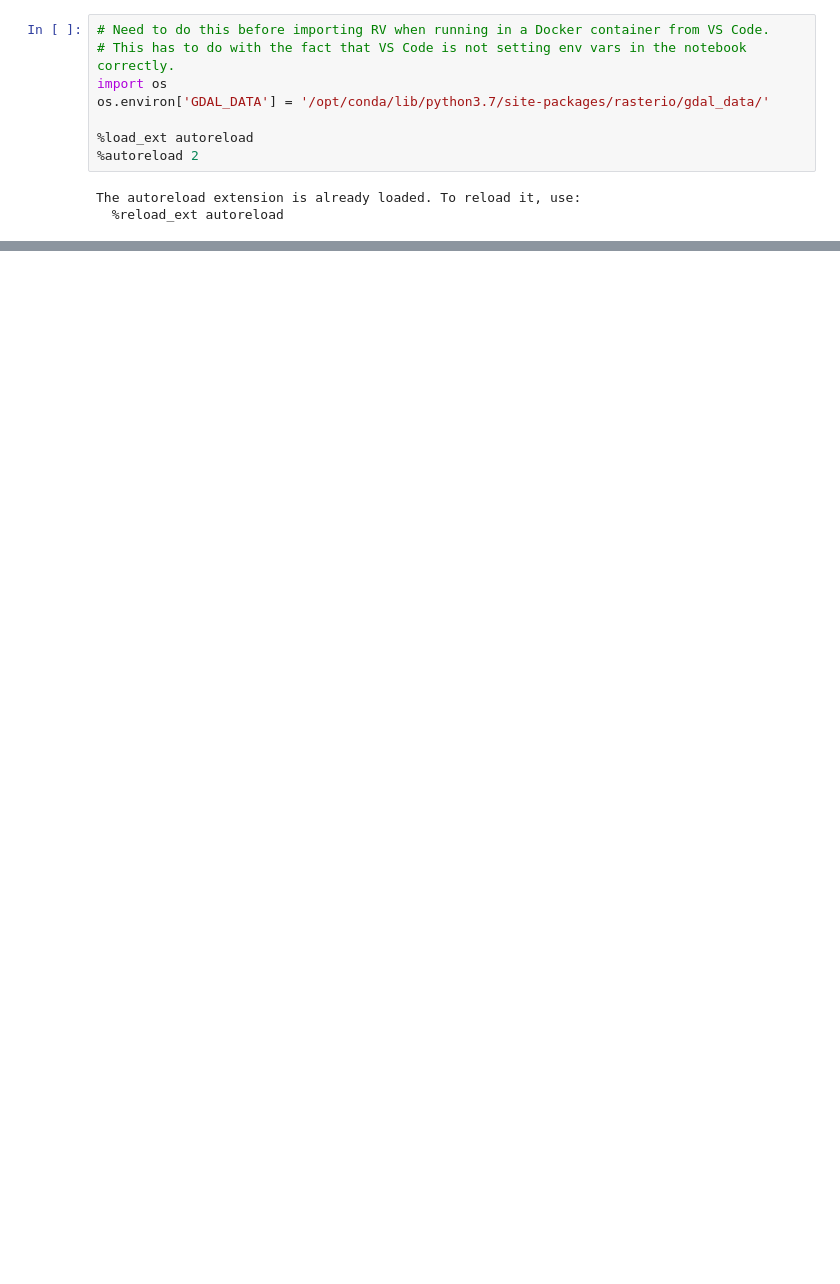
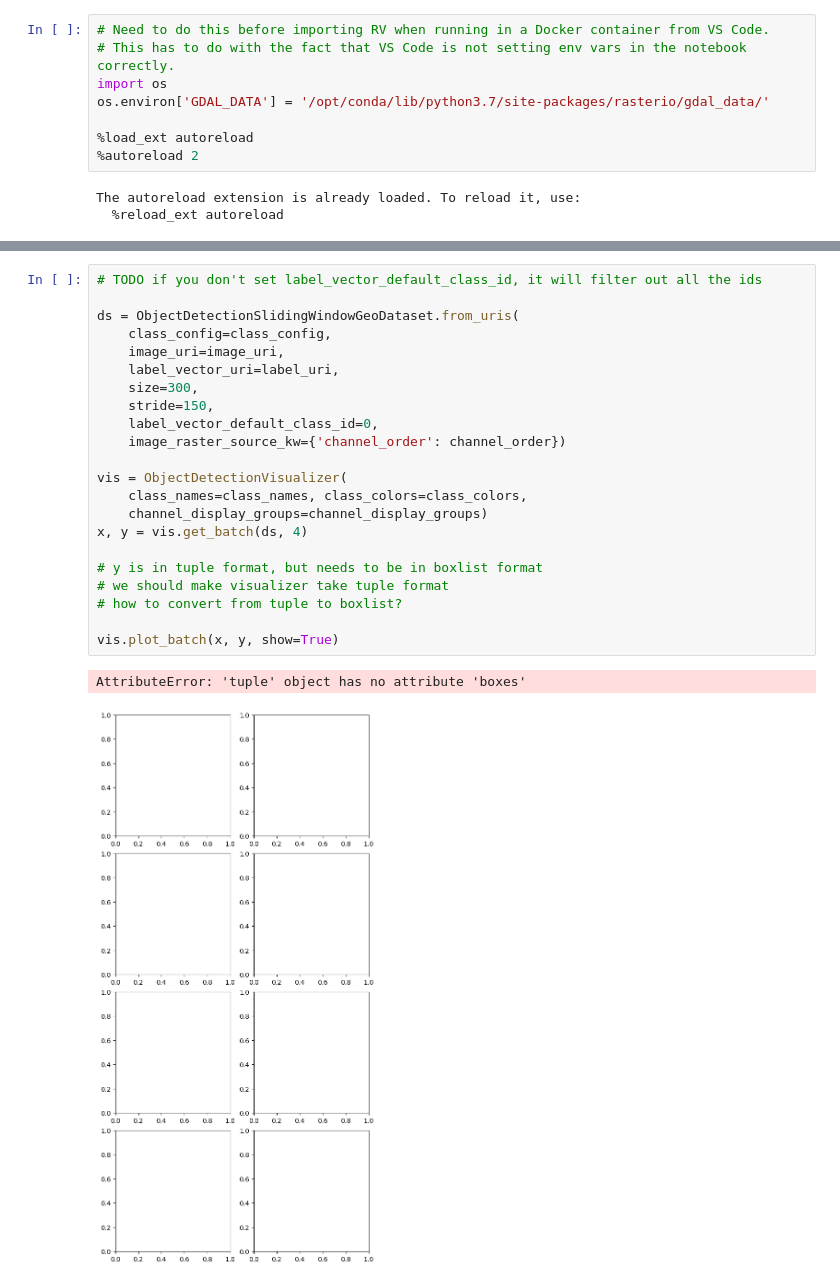
Before and after one commit to azavea/raster-vision, a Jupyter notebook: rastervision_pytorch_learner/rastervision/pytorch_learner/examples/spacenet.ipynb, the cells around one changed output, grey strips where cells are left out. Cells and saved outputs as stored; diff of their text form; blank space fills up the shorter version.

```diff
--- a/rastervision_pytorch_learner/rastervision/pytorch_learner/examples/spacenet.ipynb
+++ b/rastervision_pytorch_learner/rastervision/pytorch_learner/examples/spacenet.ipynb
@@ -46,0 +54,25 @@ vis.plot_batch(x, y, show=True)
+# %%
+# TODO if you don't set label_vector_default_class_id, it will filter out all the ids
+
+ds = ObjectDetectionSlidingWindowGeoDataset.from_uris(
+    class_config=class_config,
+    image_uri=image_uri,
+    label_vector_uri=label_uri,
+    size=300,
+    stride=150,
+    label_vector_default_class_id=0,
+    image_raster_source_kw={'channel_order': channel_order})
+
+vis = ObjectDetectionVisualizer(
+    class_names=class_names, class_colors=class_colors,
+    channel_display_groups=channel_display_groups)
+x, y = vis.get_batch(ds, 4)
+
+# y is in tuple format, but needs to be in boxlist format
+# we should make visualizer take tuple format
+# how to convert from tuple to boxlist?
+
+vis.plot_batch(x, y, show=True)
+# %% [output]
+AttributeError: 'tuple' object has no attribute 'boxes'
+[figure, added]
```
Also changed, not shown: parts of 4 cells of this notebook, 5 other files.
